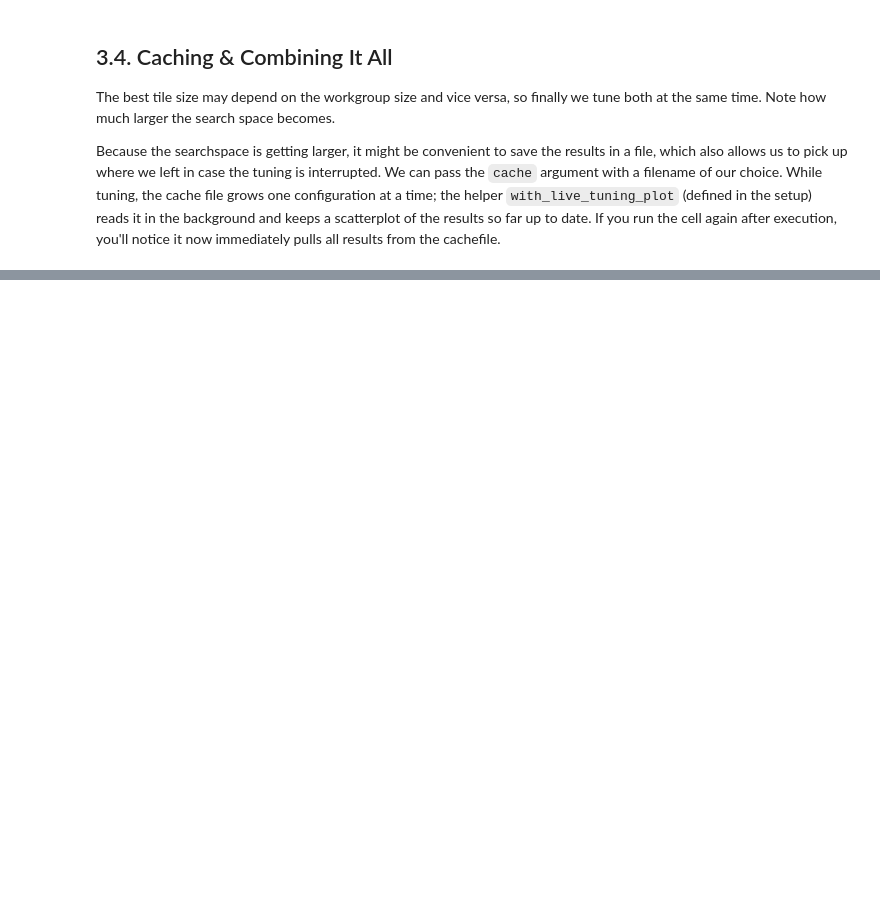
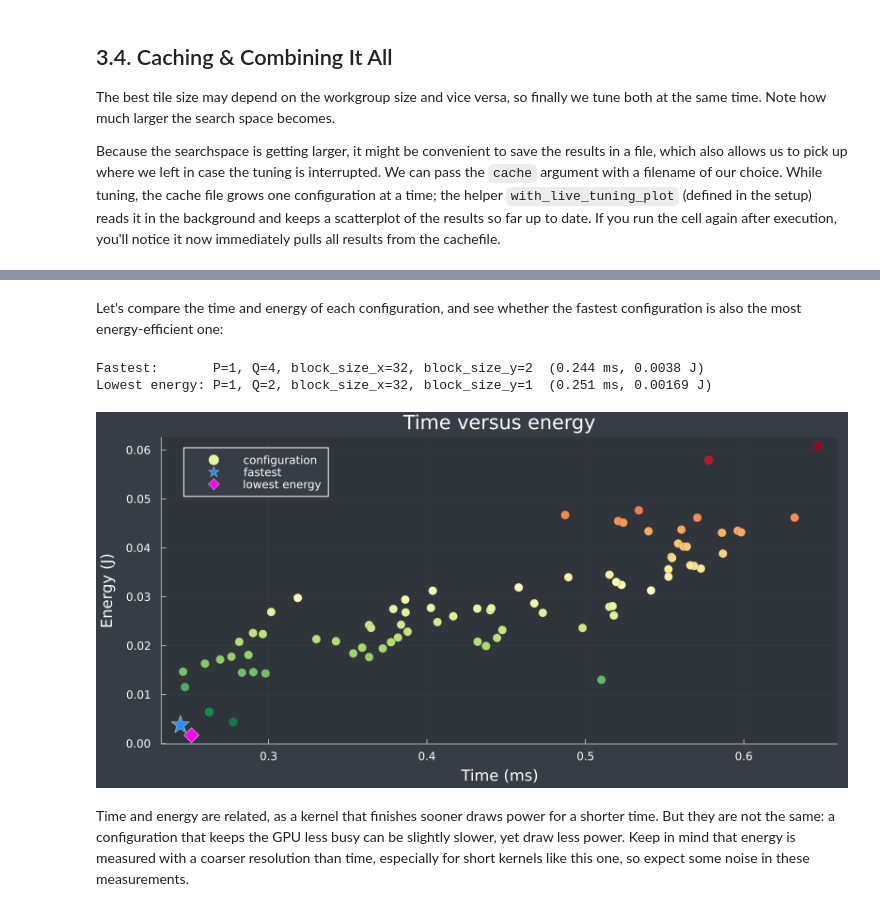
Before and after one commit to fjwillemsen/julia-hpc-tutorial-sc26, a Jupyter notebook: 02-Parallel-Programming/KernelTuner/solved_notebooks/gray-scott.ipynb, the cells around one changed output, grey strips where cells are left out. Cells and saved outputs as stored; diff of their text form; code cells hidden in the pictures; blank space fills up the shorter version.

```diff
--- a/02-Parallel-Programming/KernelTuner/solved_notebooks/gray-scott.ipynb
+++ b/02-Parallel-Programming/KernelTuner/solved_notebooks/gray-scott.ipynb
@@ -570,0 +540,10 @@ P=4, Q=1, block_size_x=32, block_size_y=4, time=0.247ms
+# %%
+# a smaller search space, so that each example below only takes a few seconds
+tune_params_small = [
+    ("P", [1, 2, 4]),                   # tile size per work-item along y
+    ("Q", [1, 2, 4]),                   # tile size per work-item along x
+    ("block_size_x", [32, 64, 128]),    # workgroup size along x
+    ("block_size_y", [1, 2, 4]),        # workgroup size along y
+]
+
+arguments = [U1, V1, U2, V2, 0.16f0, 0.08f0, 0.035f0, 0.06f0, 1.0f0, 1.0f0, n, n, 0.0f0]
@@ -570,0 +624,19 @@ P=4, Q=1, block_size_x=32, block_size_y=4, time=0.247ms
+# %%
+# "default" selects the observer for the first GPU backend that Julia finds
+energy_observer, energy_fields = KernelTuner.get_energy_observer_for_backend("default")
+energy_key = only(filter(endswith("energy"), energy_fields))   # the name differs per vendor, e.g. "energy" or "nvml_energy"
+println("Measuring: ", join(energy_fields, ", "))
+
+results_energy, _ = KernelTuner.tune_kernel(
+    "gs_gpu_kernel_tiled!",
+    get_cell_by_tag("gs_gpu_kernel_tiled"),
+    (n, n),
+    arguments,
+    tune_params_small,
+    restrictions=restrictions,
+    grid_div_x=("block_size_x", "Q"), grid_div_y=("block_size_y", "P"),
+    lang="Julia",
+    observers=[energy_observer],
+    objective=energy_key,   # optimize for energy instead of time
+    verbose=true,
+)
@@ -570,0 +662,23 @@ P=4, Q=1, block_size_x=32, block_size_y=4, time=0.247ms
+# %% [markdown]
+Let's compare the time and energy of each configuration, and see whether the fastest configuration is also the most energy-efficient one:
+# %%
+config_string(r) = join(["$k=$(Int(r[k]))" for k in first.(tune_params_small)], ", ")
+
+times = [r["time"] for r in results_energy]
+energies = [r[energy_key] for r in results_energy]
+fastest, most_efficient = argmin(times), argmin(energies)
+println("Fastest:       ", config_string(results_energy[fastest]), "  ($(round(times[fastest], digits=3)) ms, $(round(energies[fastest], sigdigits=3)) J)")
+println("Lowest energy: ", config_string(results_energy[most_efficient]), "  ($(round(times[most_efficient], digits=3)) ms, $(round(energies[most_efficient], sigdigits=3)) J)")
+
+scatter(times, energies; label="configuration", marker_z=energies, color=reverse(cgrad(:RdYlGn)), colorbar=false,
+    markersize=5, markerstrokewidth=0.3, markerstrokecolor=:gray40,
+    xlabel="Time (ms)", ylabel="Energy (J)", title="Time versus energy", size=(800, 400), dpi=200,
+    left_margin=3Plots.mm, bottom_margin=3Plots.mm)
+scatter!([times[fastest]], [energies[fastest]]; marker=:star5, markersize=10, color=:dodgerblue, label="fastest")
+scatter!([times[most_efficient]], [energies[most_efficient]]; marker=:diamond, markersize=8, color=:magenta, label="lowest energy")
+# %% [output]
+Fastest:       P=1, Q=4, block_size_x=32, block_size_y=2  (0.244 ms, 0.0038 J)
+Lowest energy: P=1, Q=2, block_size_x=32, block_size_y=1  (0.251 ms, 0.00169 J)
+[figure, added]
+# %% [markdown]
+Time and energy are related, as a kernel that finishes sooner draws power for a shorter time. But they are not the same: a configuration that keeps the GPU less busy can be slightly slower, yet draw less power. Keep in mind that energy is measured with a coarser resolution than time, especially for short kernels like this one, so expect some noise in these measurements.
```
Also changed, not shown: parts of 38 cells of this notebook, 1 other file.
